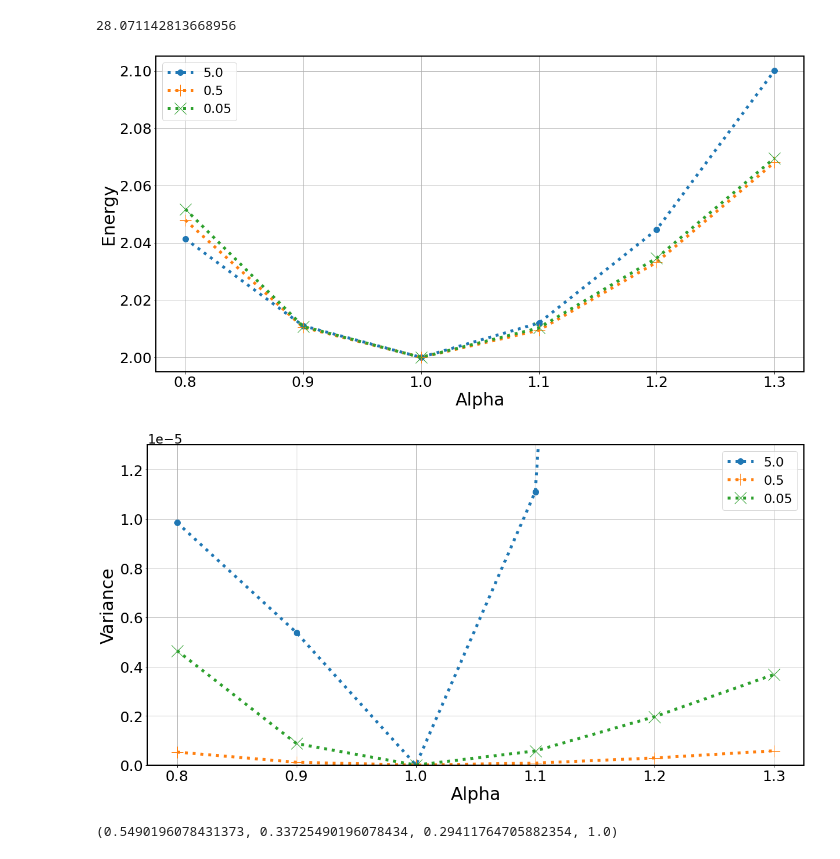
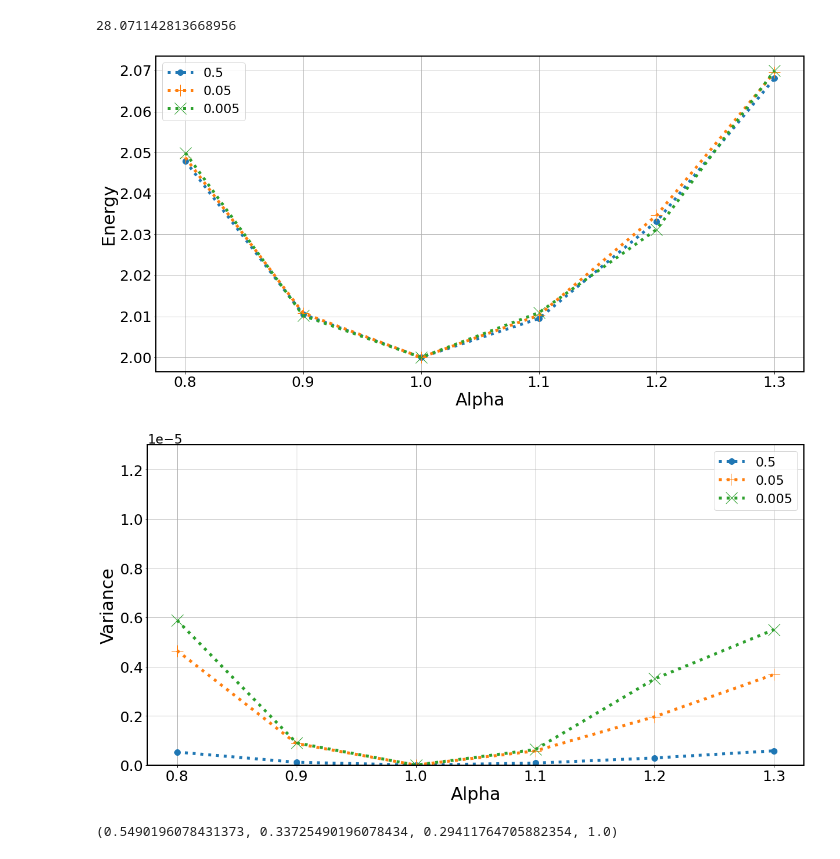
Before and after one commit to MartinKHovden/Thesis, a Jupyter notebook: VMC/src_V2/Simulations/Notebooks/QDNonInteractingSamplingComparisonSlater.ipynb, the cells around one changed output. Drawn from its saved outputs; the diff is of its cells as text; code cells hidden in the pictures.

```diff
--- a/VMC/src_V2/Simulations/Notebooks/QDNonInteractingSamplingComparisonSlater.ipynb
+++ b/VMC/src_V2/Simulations/Notebooks/QDNonInteractingSamplingComparisonSlater.ipynb
@@ -533,37 +533,37 @@ effective_samples[0].numpy()
 # %%
 e_5 = [2.041366, 2.011012, 2.0, 2.011981, 2.044606, 2.100144]
 e_0_5 = [2.047921, 2.010493, 2.0, 2.009469, 2.033207, 2.068096]
-e_0_05 = [2.051757, 2.010792, 2.0, 2.010266, 2.034674, 2.069608]
-
+e_0_05 = [2.048757, 2.010792, 2.0, 2.010266, 2.034674, 2.069608]
+e_0_005 = [2.049928, 2.010192, 2.0, 2.010901, 2.031237, 2.070008]
 plt.figure(figsize=(20,10))
 
-plt.plot(e_5, linestyle = 'dotted', marker='.', markersize= 20,linewidth=5)
-plt.plot(e_0_5, linestyle = 'dotted', marker='+', markersize= 20,linewidth=5)
-plt.plot(e_0_05, linestyle = 'dotted', marker='x', markersize= 20,linewidth=5)
+plt.plot(e_0_5, linestyle = 'dotted', marker='.', markersize= 20,linewidth=5)
+plt.plot(e_0_05, linestyle = 'dotted', marker='+', markersize= 20,linewidth=5)
+plt.plot(e_0_005, linestyle = 'dotted', marker='x', markersize= 20,linewidth=5)
 plt.xlabel("Alpha", fontsize=30)
 plt.ylabel("Energy", fontsize=30)
 plt.grid("on")
 plt.xticks(fontsize=25)
 plt.yticks(fontsize=25)
-plt.legend([5.0, 0.5, 0.05])
+plt.legend([0.5, 0.05, 0.005])
 plt.xticks([0, 1, 2, 3, 4, 5], alpha)
 plt.savefig("../Plots/QDNonInteracting22SlaterISEnergy.png")
 # plt.plot(e_0_05)
 # %% [output]
-[figure, old version]
+[figure, new version]
 # %%
 var_5 = [9.843644e-06, 5.377158e-06, 0.0, 1.109696e-05, 8.535603e-05, 1.153705e-04]
 var_0_5 = [5.271038e-07, 1.137723e-07, 0.0, 8.046632e-08, 2.891433e-07, 5.793456e-07 ]
 var_0_05 = [4.646363e-06, 8.733388e-07, 0.0, 5.735252e-07, 1.965245e-06, 3.680611e-06]
-
+var_0_005 = [5.88e-06, 9.013e-07, 0.0, 6.32e-07, 3.5e-06, 5.5e-06]
 alpha = [0.8, 0.9, 1.0, 1.1, 1.2, 1.3]
 
 plt.figure(figsize=(20,10))
 
-plt.plot(var_5, linestyle = 'dotted', marker='.', markersize= 20,linewidth=5)
-plt.plot(var_0_5, linestyle = 'dotted', marker='+', markersize= 20,linewidth=5)
-plt.plot(var_0_05, linestyle = 'dotted', marker='x', markersize= 20,linewidth=5)
-plt.legend([5.0, 0.5, 0.05])
+plt.plot(var_0_5, linestyle = 'dotted', marker='.', markersize= 20,linewidth=5)
+plt.plot(var_0_05, linestyle = 'dotted', marker='+', markersize= 20,linewidth=5)
+plt.plot(var_0_005, linestyle = 'dotted', marker='x', markersize= 20,linewidth=5)
+plt.legend([0.5, 0.05, 0.005])
 plt.xlabel("Alpha", fontsize=30)
 plt.grid("on")
 plt.xticks(fontsize=25)
@@ -573,7 +573,7 @@ plt.ylim((0.0, 0.000013))
 plt.xticks([0, 1, 2, 3, 4, 5], alpha)
 plt.savefig("../Plots/QDNonInteracting22SlaterISVariance.png")
 # %% [output]
-[figure, old version]
+[figure, new version]
 # %%
 import matplotlib as mpl
 import matplotlib.pyplot as plt
```
Also changed, not shown: 6 other files.
